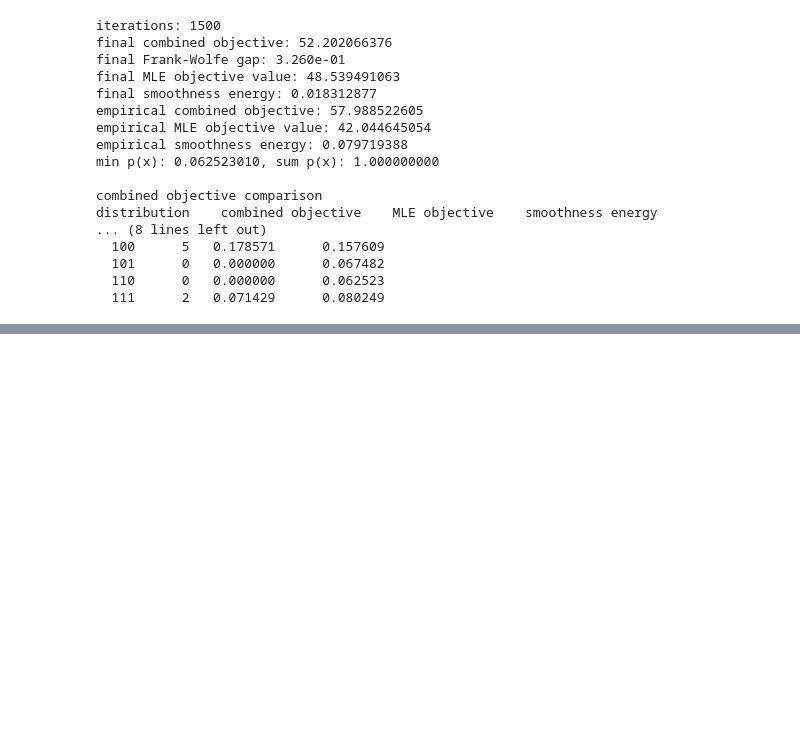
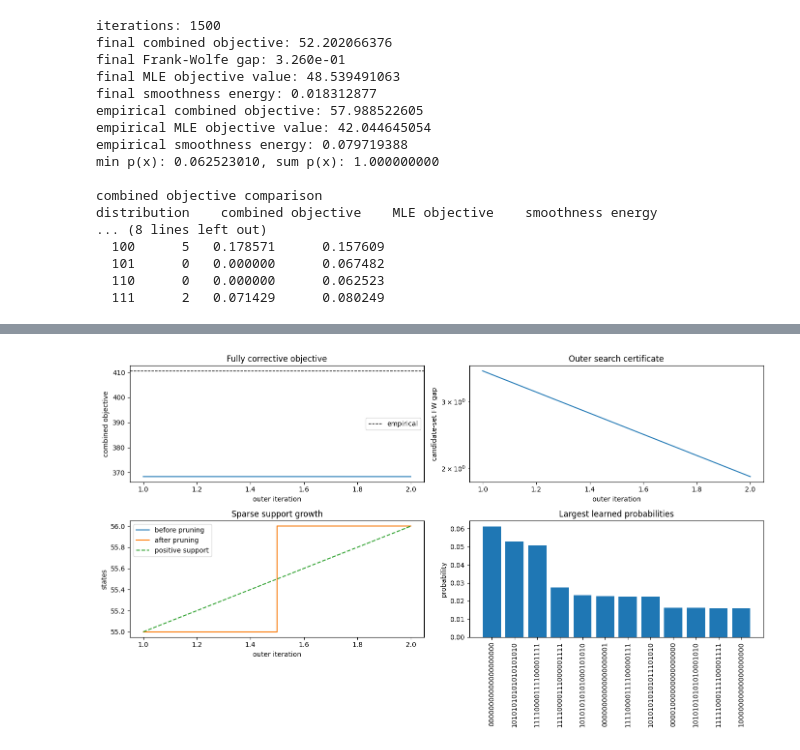
Before and after one commit to Newida/LukasLatentSpace, a Jupyter notebook: experiments/XanaduSpectralmethodsPaperExperiments.ipynb, the cells around one changed output, grey strips where cells are left out. Drawn from its saved outputs; the diff is of its cells as text; code cells hidden in the pictures; blank space fills up the shorter version.

Commit message:
Continue sparse FW correction schedule

```diff
--- a/experiments/XanaduSpectralmethodsPaperExperiments.ipynb
+++ b/experiments/XanaduSpectralmethodsPaperExperiments.ipynb
@@ -205,0 +779,41 @@ fig.tight_layout()
+# %%
+fig, axes = plt.subplots(2, 2, figsize=(14, 8))
+iterations_fc = [item["outer_iter"] for item in history_fc]
+
+axes[0, 0].plot(iterations_fc, [item["combined_objective"] for item in history_fc])
+axes[0, 0].axhline(empirical_objective_big, color="black", linestyle="--", linewidth=1, label="empirical")
+axes[0, 0].set_xlabel("outer iteration")
+axes[0, 0].set_ylabel("combined objective")
+axes[0, 0].set_title("Fully corrective objective")
+axes[0, 0].legend()
+
+axes[0, 1].semilogy(iterations_fc, [item["candidate_gap"] for item in history_fc])
+axes[0, 1].set_xlabel("outer iteration")
+axes[0, 1].set_ylabel("candidate-set FW gap")
+axes[0, 1].set_title("Outer search certificate")
+
+pre_prune_sizes = [item["active_size_before_pruning"] for item in history_fc]
+post_prune_sizes = [item["active_size_after_pruning"] for item in history_fc]
+axes[1, 0].step(iterations_fc, pre_prune_sizes, where="mid", label="before pruning")
+axes[1, 0].step(iterations_fc, post_prune_sizes, where="mid", label="after pruning")
+axes[1, 0].plot(iterations_fc, [item["positive_support"] for item in history_fc], linestyle="--", label="positive support")
+for iteration, before, after in zip(iterations_fc, pre_prune_sizes, post_prune_sizes):
+    if before > after:
+        axes[1, 0].vlines(iteration, after, before, color="tab:red", linewidth=2)
+axes[1, 0].set_xlabel("outer iteration")
+axes[1, 0].set_ylabel("states")
+axes[1, 0].set_title("Sparse support growth")
+axes[1, 0].legend()
+
+top_states_fc = sorted(p_fc, key=p_fc.get, reverse=True)[:12]
+top_labels_fc = [format(x, f"0{n_big}b") for x in top_states_fc]
+top_values_fc = [p_fc[x] for x in top_states_fc]
+bar_positions_fc = np.arange(len(top_states_fc))
+axes[1, 1].bar(bar_positions_fc, top_values_fc)
+axes[1, 1].set_xticks(bar_positions_fc, top_labels_fc, rotation=90)
+axes[1, 1].set_ylabel("probability")
+axes[1, 1].set_title("Largest learned probabilities")
+
+fig.tight_layout()
+# %% [output]
+[figure, added]
```
Also changed, not shown: parts of 17 cells of this notebook, 1 other file.
